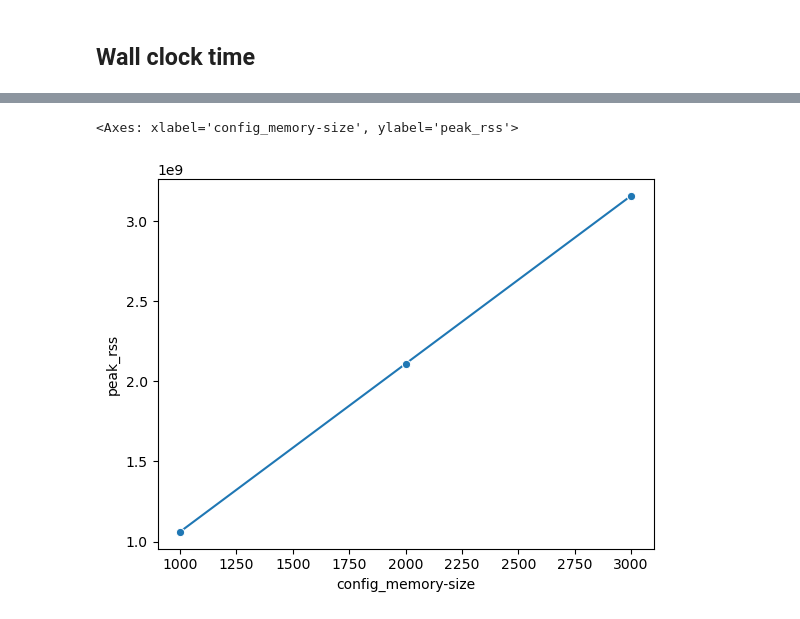
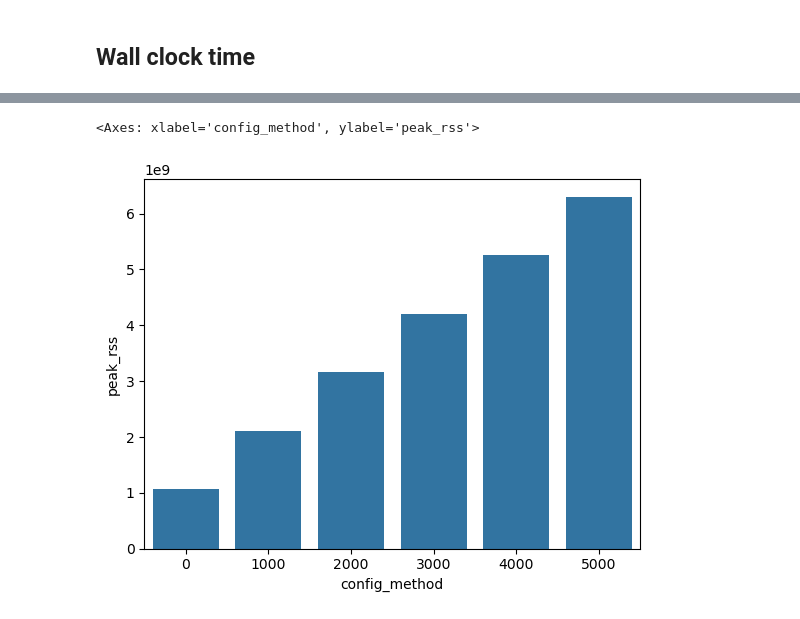
Before and after one commit to saeyslab/harpy_figures, a Jupyter notebook: figures.ipynb, the cells around one changed output, grey strips where cells are left out. Drawn from its saved outputs; the diff is of its cells as text; code cells hidden in the pictures.

Commit message:
update memory plot

```diff
--- a/figures.ipynb
+++ b/figures.ipynb
@@ -25,5 +24,5 @@ sns.lineplot(data=df, x="config_duration", y="wall_clock_time", err_style="bars"
 # %%
-sns.lineplot(data=df, x="config_memory-size", y="peak_rss", err_style="bars", errorbar=("se", 2), marker='o')
+sns.barplot(data=df, x="config_method", y="peak_rss")
 # %% [output]
-<Axes: xlabel='config_memory-size', ylabel='peak_rss'>
+<Axes: xlabel='config_method', ylabel='peak_rss'>
-[figure, old version]
+[figure, new version]
```
Also changed, not shown: parts of 3 cells of this notebook, 3 other files.
